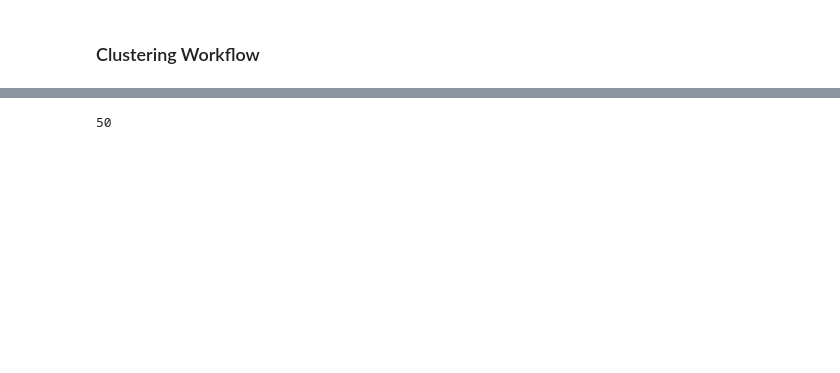
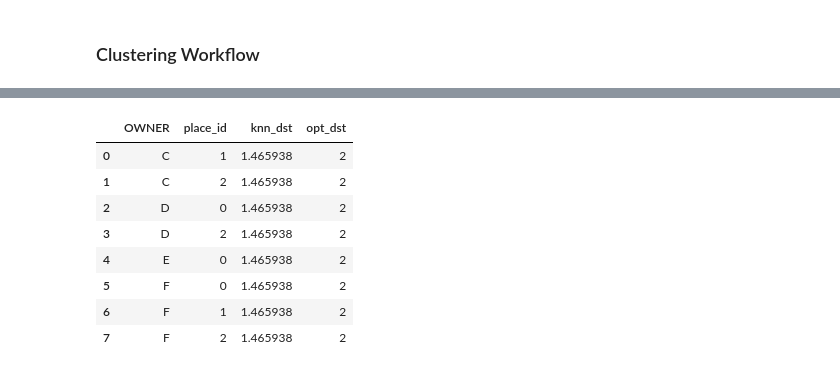
Before and after one commit to abreunig-clgx/superparcels, a Jupyter notebook: clustering/mre/phase2_cluster_mre.ipynb, the cells around one changed output, grey strips where cells are left out. Drawn from its saved outputs; the diff is of its cells as text; code cells hidden in the pictures; blank space fills up the shorter version.

```diff
--- a/clustering/mre/phase2_cluster_mre.ipynb
+++ b/clustering/mre/phase2_cluster_mre.ipynb
@@ -212,4 +297,0 @@ for place_id, place_data in place_gdf.iterrows():
-# %%
-min(max(100, 15), 50)
-# %% [output]
-50
@@ -222 +298,13 @@ cluster_map.plot()
+# %%
+all_clustered_parcel_data.groupby(['OWNER', 'place_id']).agg(knn_dst=('knn_dst', 'first'), opt_dst=('opt_dst', 'first')).reset_index()
+# %% [output]
+|  | OWNER | place_id | knn_dst | opt_dst |
+| 0 | C | 1 | 1.465938 | 2 |
+| 1 | C | 2 | 1.465938 | 2 |
+| 2 | D | 0 | 1.465938 | 2 |
+| 3 | D | 2 | 1.465938 | 2 |
+| 4 | E | 0 | 1.465938 | 2 |
+| 5 | F | 0 | 1.465938 | 2 |
+| 6 | F | 1 | 1.465938 | 2 |
+| 7 | F | 2 | 1.465938 | 2 |
 # %%
```
Also changed, not shown: parts of 14 cells of this notebook, 1 other file.
